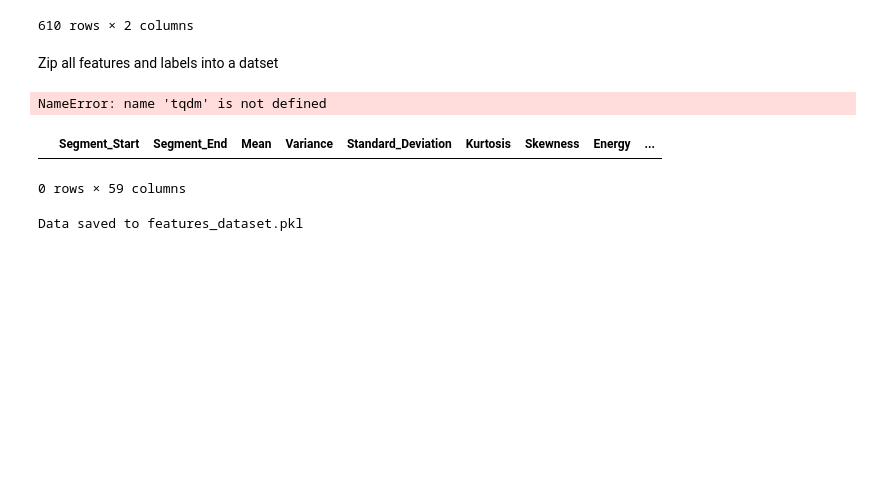
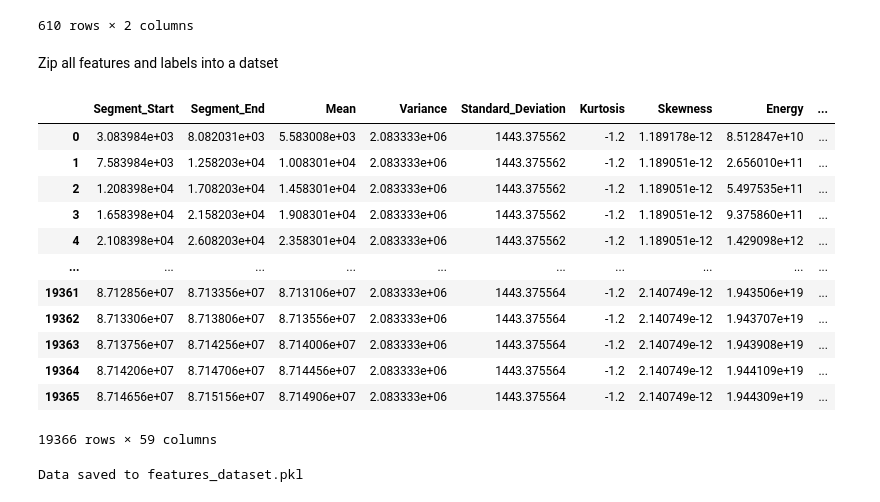
Before and after one commit to YLu-1258/seizure_analysis, a Jupyter notebook: analysis.ipynb, the cells around one changed output. Saved outputs shown, nothing was run; the diff lists cells and outputs as text; code cells hidden in the pictures; blank space fills up the shorter version.

```diff
--- a/analysis.ipynb
+++ b/analysis.ipynb
@@ -665,11 +665,11 @@ for segment in tqdm(segmented_time_stamps, desc="Extracting Features", unit="seg
     row_features = {
         "Segment_Start": segment_start,
         "Segment_End": segment_end,
-        # **time_features,
-        # **frequency_features,
+        **time_features,
+        **frequency_features,
         **band_powers,
-        # **stft_features,
-        # **wavelet_features,
+        **stft_features,
+        **wavelet_features,
         "Label": is_seizure  # This is what we use to train our SVM
     }
 
@@ -677,13 +677,22 @@ for segment in tqdm(segmented_time_stamps, desc="Extracting Features", unit="seg
 
 # Convert list of dictionaries into a DataFrame
 features_df = pd.DataFrame(feature_rows)
-# %% [output]
-NameError: name 'tqdm' is not defined
-# %%
-features_df[features_df["Zero_Crossing_Rate"]!=0]
-# %% [output]
-|  | Segment_Start | Segment_End | Mean | Variance | Standard_Deviation | Kurtosis | Skewness | Energy | ... |
-0 rows × 59 columns
+# %%
+features_df
+# %% [output]
+|  | Segment_Start | Segment_End | Mean | Variance | Standard_Deviation | Kurtosis | Skewness | Energy | ... |
+| 0 | 3.083984e+03 | 8.082031e+03 | 5.583008e+03 | 2.083333e+06 | 1443.375562 | -1.2 | 1.189178e-12 | 8.512847e+10 | ... |
+| 1 | 7.583984e+03 | 1.258203e+04 | 1.008301e+04 | 2.083333e+06 | 1443.375562 | -1.2 | 1.189051e-12 | 2.656010e+11 | ... |
+| 2 | 1.208398e+04 | 1.708203e+04 | 1.458301e+04 | 2.083333e+06 | 1443.375562 | -1.2 | 1.189051e-12 | 5.497535e+11 | ... |
+| 3 | 1.658398e+04 | 2.158203e+04 | 1.908301e+04 | 2.083333e+06 | 1443.375562 | -1.2 | 1.189051e-12 | 9.375860e+11 | ... |
+| 4 | 2.108398e+04 | 2.608203e+04 | 2.358301e+04 | 2.083333e+06 | 1443.375562 | -1.2 | 1.189051e-12 | 1.429098e+12 | ... |
+| ... | ... | ... | ... | ... | ... | ... | ... | ... | ... |
+| 19361 | 8.712856e+07 | 8.713356e+07 | 8.713106e+07 | 2.083333e+06 | 1443.375564 | -1.2 | 2.140749e-12 | 1.943506e+19 | ... |
+| 19362 | 8.713306e+07 | 8.713806e+07 | 8.713556e+07 | 2.083333e+06 | 1443.375564 | -1.2 | 2.140749e-12 | 1.943707e+19 | ... |
+| 19363 | 8.713756e+07 | 8.714256e+07 | 8.714006e+07 | 2.083333e+06 | 1443.375564 | -1.2 | 2.140749e-12 | 1.943908e+19 | ... |
+| 19364 | 8.714206e+07 | 8.714706e+07 | 8.714456e+07 | 2.083333e+06 | 1443.375564 | -1.2 | 2.140749e-12 | 1.944109e+19 | ... |
+| 19365 | 8.714656e+07 | 8.715156e+07 | 8.714906e+07 | 2.083333e+06 | 1443.375564 | -1.2 | 2.140749e-12 | 1.944309e+19 | ... |
+19366 rows × 59 columns
 # %%
 filename = 'features_dataset.pkl'
 with open(filename, 'wb') as file:
```
Also changed, not shown: parts of 8 cells of this notebook.
